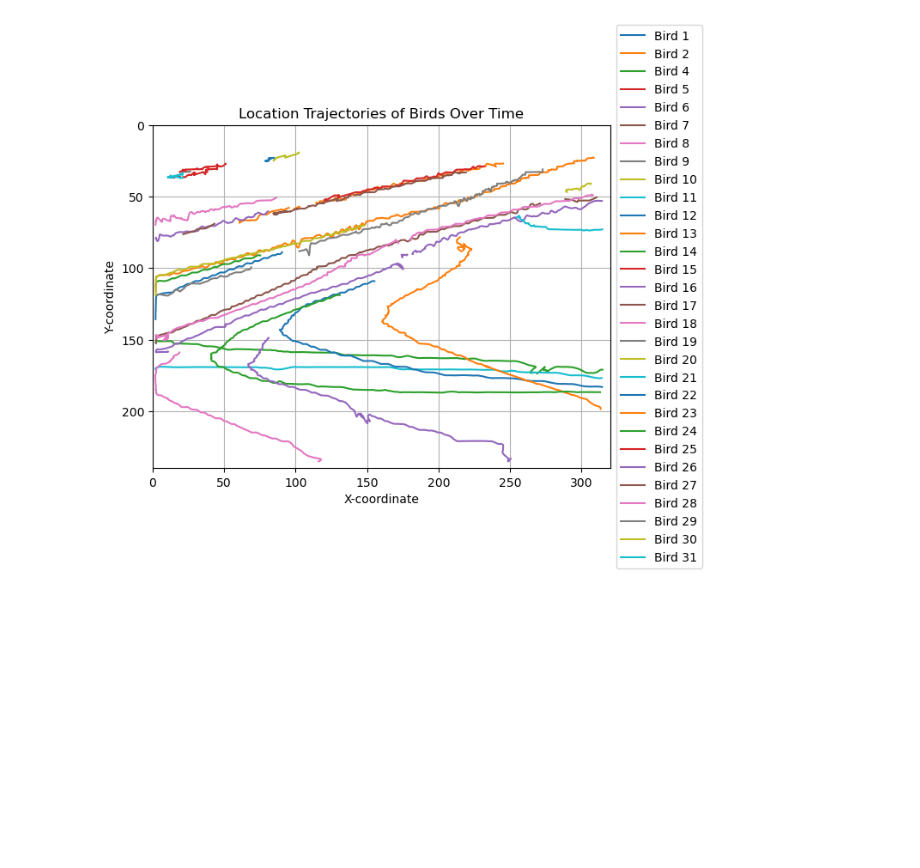
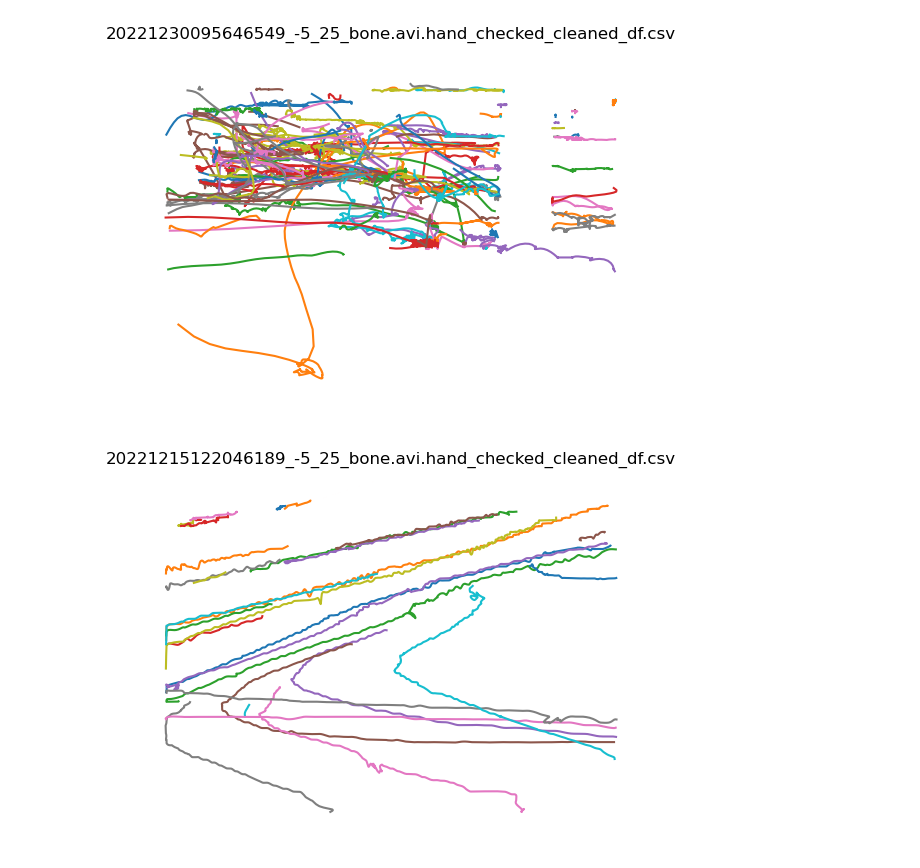
Before and after one commit to BasisResearch/collab-creatures, a Jupyter notebook: elm_central_park_birds/load_sleap_tracked_data.ipynb, the cells around one changed output. Saved outputs shown, nothing was run; the diff lists cells and outputs as text; code cells hidden in the pictures; blank space fills up the shorter version.

```diff
--- a/elm_central_park_birds/load_sleap_tracked_data.ipynb
+++ b/elm_central_park_birds/load_sleap_tracked_data.ipynb
@@ -6,38 +6,26 @@ import matplotlib as mpl
 import matplotlib.pyplot as plt
 import pandas as pd
 # %%
-# Plot some example trajectories
-filename = '/Users/emily/data/FLIRcam/ForTracking/use_me/six_tracked_videos/20221215122046189_-5_25_bone.avi.hand_checked.h5'
-with h5py.File(filename, "r") as f:
-        dset_names = list(f.keys())
-        locations = f["tracks"][:].T
-        node_names = [n.decode() for n in f["node_names"][:]]
-# Create a single plot
-plt.figure(figsize=(10, 6))
+# Load data and plot trajectories
+folder_from_colab = '../data/central_park_birds_2022/SLEAP_tracking_outputs/use_me/'
+csv_files = [f for f in os.listdir(folder_from_colab) if f.endswith('df.csv')]
+df_list = []
+for file in csv_files:
+    filename = os.path.join(folder_from_colab, file)
+    df = pd.read_csv(filename)
+    # plot the trajectories
+    unique_birds = df['bird'].unique()
+    # new figure
+    plt.figure()
 
-# Loop through each bird to plot its trajectory
-for bird in range(np.shape(locations)[3]):
-    # Extract x and y coordinates for the bird across all timesteps
-    x_coordinates = locations[:, 0, 0, bird]
-    y_coordinates = locations[:, 0, 1, bird]
 
-    non_nan_count = np.sum(~np.isnan(x_coordinates))
-    if non_nan_count > 30:
-        plt.plot(x_coordinates, y_coordinates, label=f'Bird {bird+1}')
-
-# Setting labels, title, limits, and legend
-plt.xlabel("X-coordinate")
-plt.ylabel("Y-coordinate")
-plt.title("Location Trajectories of Birds Over Time")
-plt.xlim((0, 320))
-plt.ylim((0, 240))
-plt.grid(True)
-plt.legend(loc='center left', bbox_to_anchor=(1, 0.5))
-plt.gca().invert_yaxis()
-plt.gca().set_aspect('equal', 'box')  # Consistent aspect ratio
-
-# Show plot
-plt.tight_layout()
-plt.show()
+    for bird in unique_birds:
+        df_bird = df[df['bird'] == bird]
+        plt.plot(df_bird['x'], df_bird['y'])
+    plt.axis('equal')
+    plt.gca().invert_yaxis()
+    plt.axis('off')
+    plt.title(file)
 # %% [output]
-[figure, old version]
+[figure, new version]
+[figure, added]
```
Also changed, not shown: parts of 2 cells of this notebook, 1 other file.
